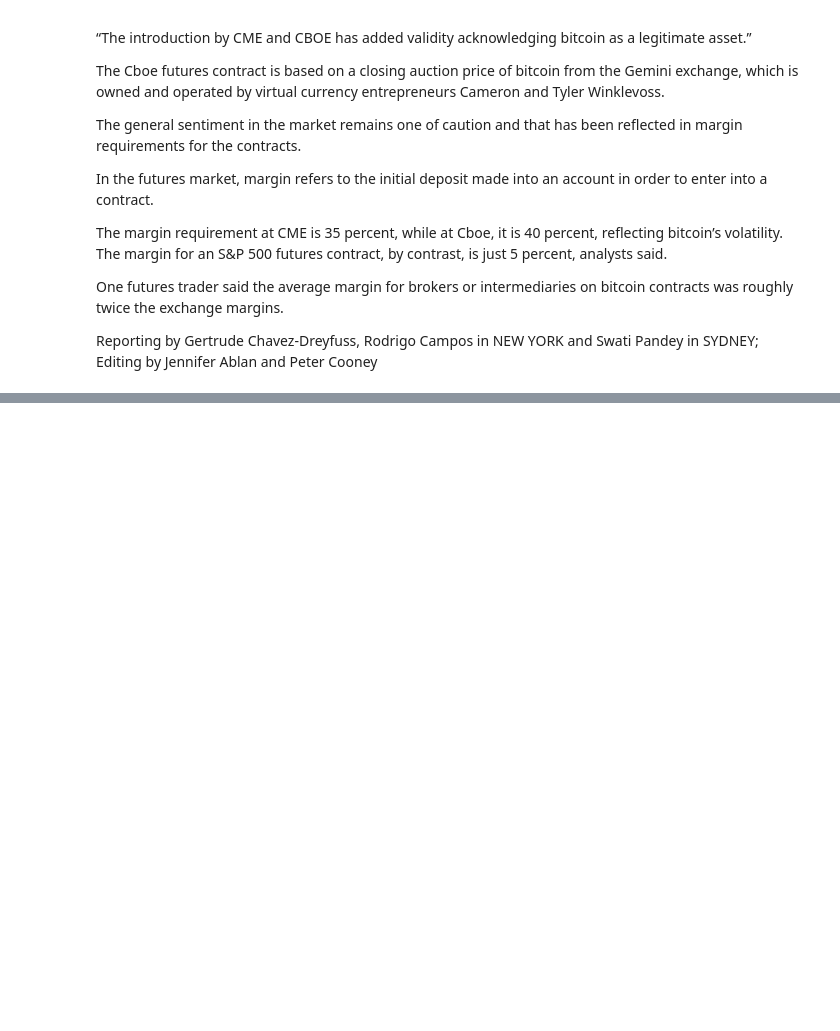
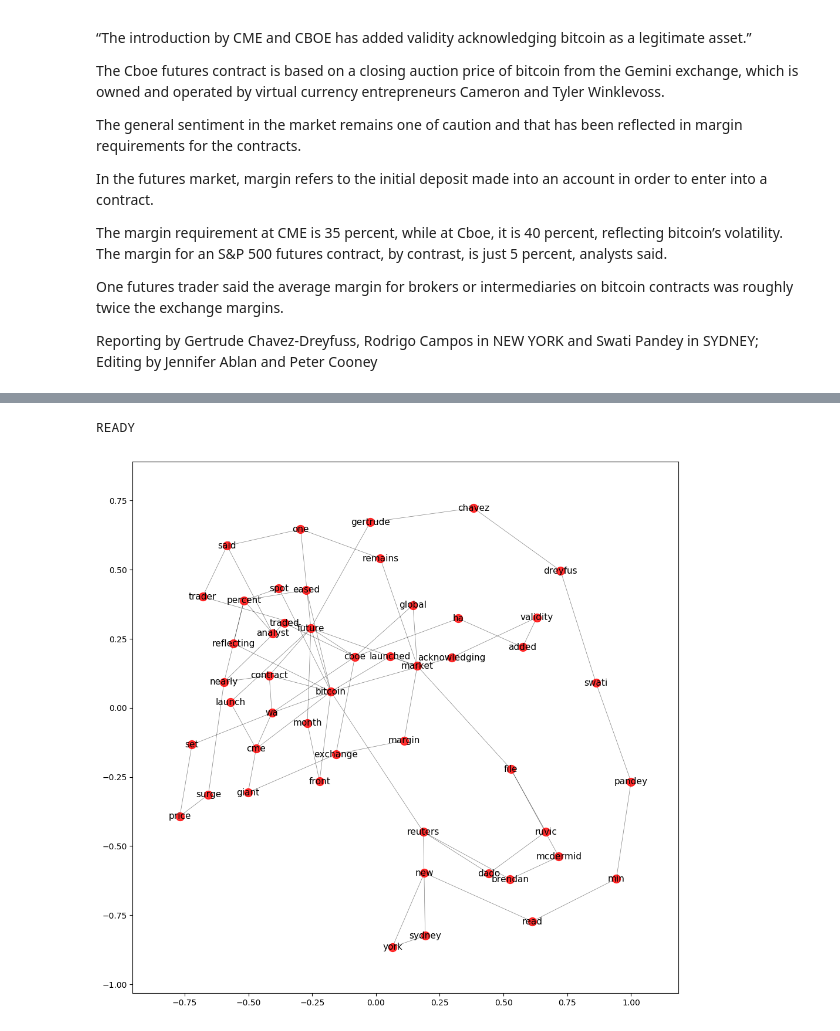
Before and after one commit to XuMuK1/KeywordsExtraction, a Jupyter notebook: GraphMethods/testNotebook.ipynb, the cells around one changed output, grey strips where cells are left out. Saved outputs shown, nothing was run; the diff lists cells and outputs as text; code cells hidden in the pictures; blank space fills up the shorter version.

```diff
--- a/GraphMethods/testNotebook.ipynb
+++ b/GraphMethods/testNotebook.ipynb
@@ -84,0 +251,25 @@ print(len(wordList))
+# %%
+#NOW DRAW IT!
+f, ax = plt.subplots(figsize=(12,12))
+
+pos=nx.spring_layout(kcore, k= 1/np.sqrt(len(kcore.nodes))*35,iterations=710,weight=0.1) # positions for all nodes
+
+cmap_tab10 = plt.get_cmap("tab20")
+
+    #print(matplotlib.colors.to_hex(cmap_tab10(com_id)))
+nx.draw_networkx_nodes(kcore,pos,nodelist=kcore.nodes, node_size=100,
+                       alpha=0.8)
+# edges
+nx.draw_networkx_edges(kcore,pos,width=0.5,arrows=False,alpha=0.5)
+
+# some math labels
+labs=dict(zip(kcore.nodes,list(wordList_filtered[kcore.nodes])))
+
+nx.draw_networkx_labels(kcore,pos,labels=labs,font_size=11)
+print("READY")
+#to suppress output
+
+#nx.draw_spring(gow,node_list=wordList_filtered)
+# %% [output]
+READY
+[figure, added]
```
Also changed, not shown: parts of 17 cells of this notebook.
